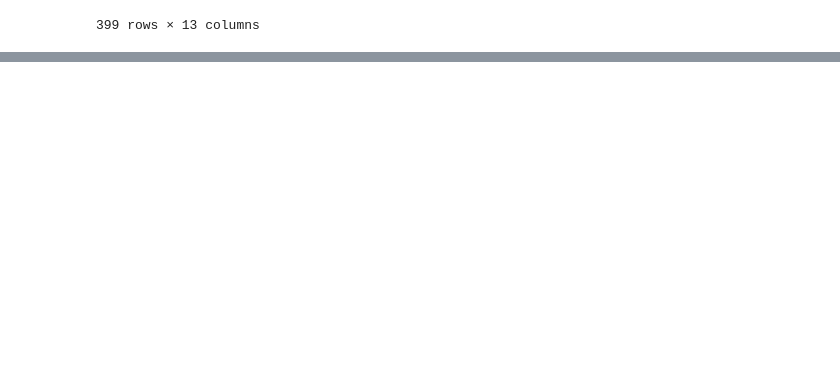
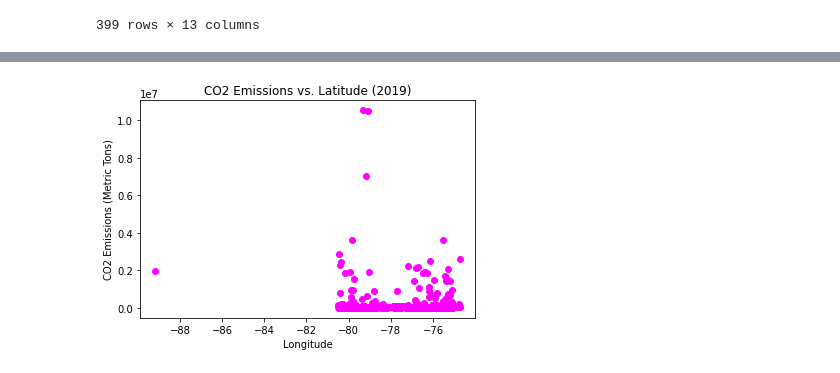
Before and after one commit to dipeshtimsina/Official_group1_Project2, a Jupyter notebook: facilitylevelclean.ipynb, the cells around one changed output, grey strips where cells are left out. Cells and saved outputs as stored; diff of their text form; code cells hidden in the pictures; blank space fills up the shorter version.

```diff
--- a/facilitylevelclean.ipynb
+++ b/facilitylevelclean.ipynb
@@ -23,0 +120,8 @@ facility_leveldf['2019']
+# %%
+plt.title("CO2 Emissions vs. Latitude (2019)")
+plt.xlabel("Longitude")
+plt.ylabel("CO2 Emissions (Metric Tons)")
+plt.scatter(facility_leveldf_dict['2019']["LONGITUDE"], facility_leveldf_dict['2019']["GHG QUANTITY (METRIC TONS CO2e)"], marker="o", color="magenta")
+plt.show()
+# %% [output]
+[figure, added]
```
Also changed, not shown: parts of 16 cells of this notebook, 2 other files.
